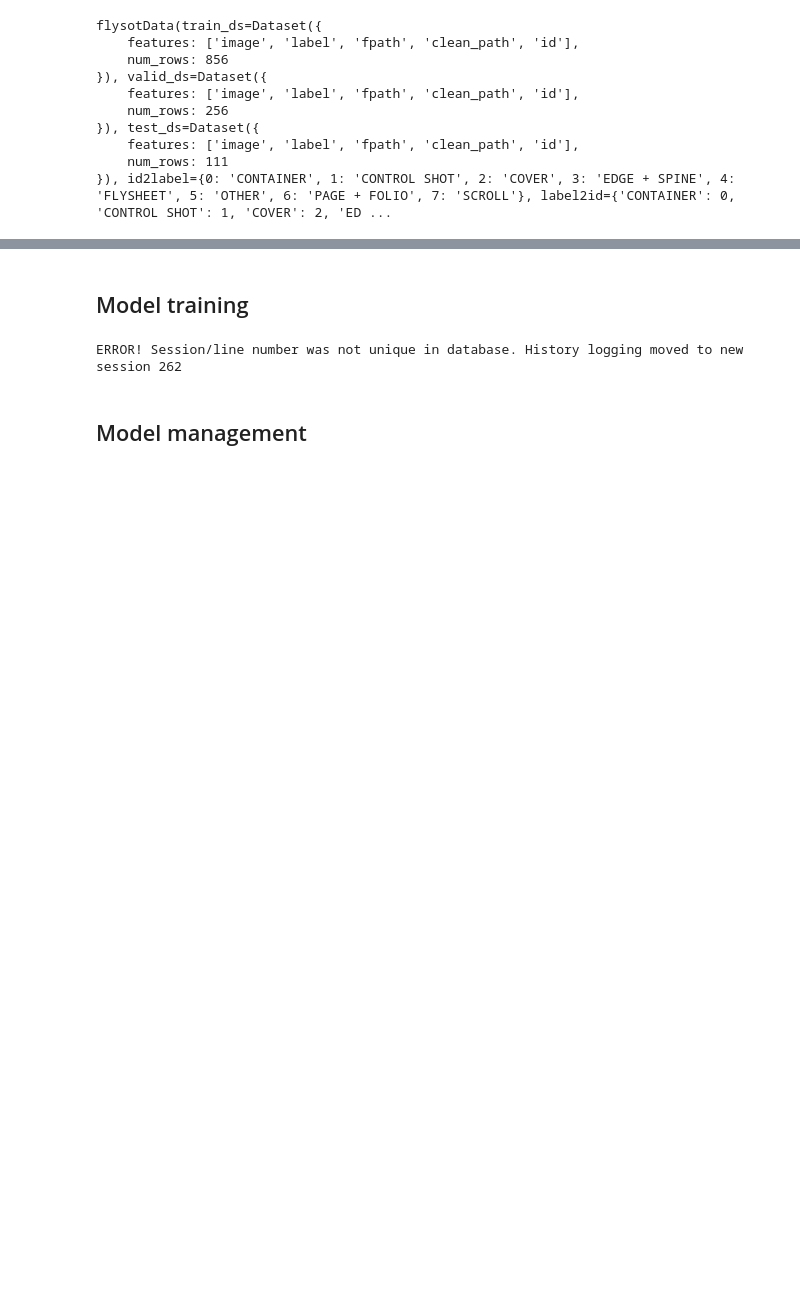
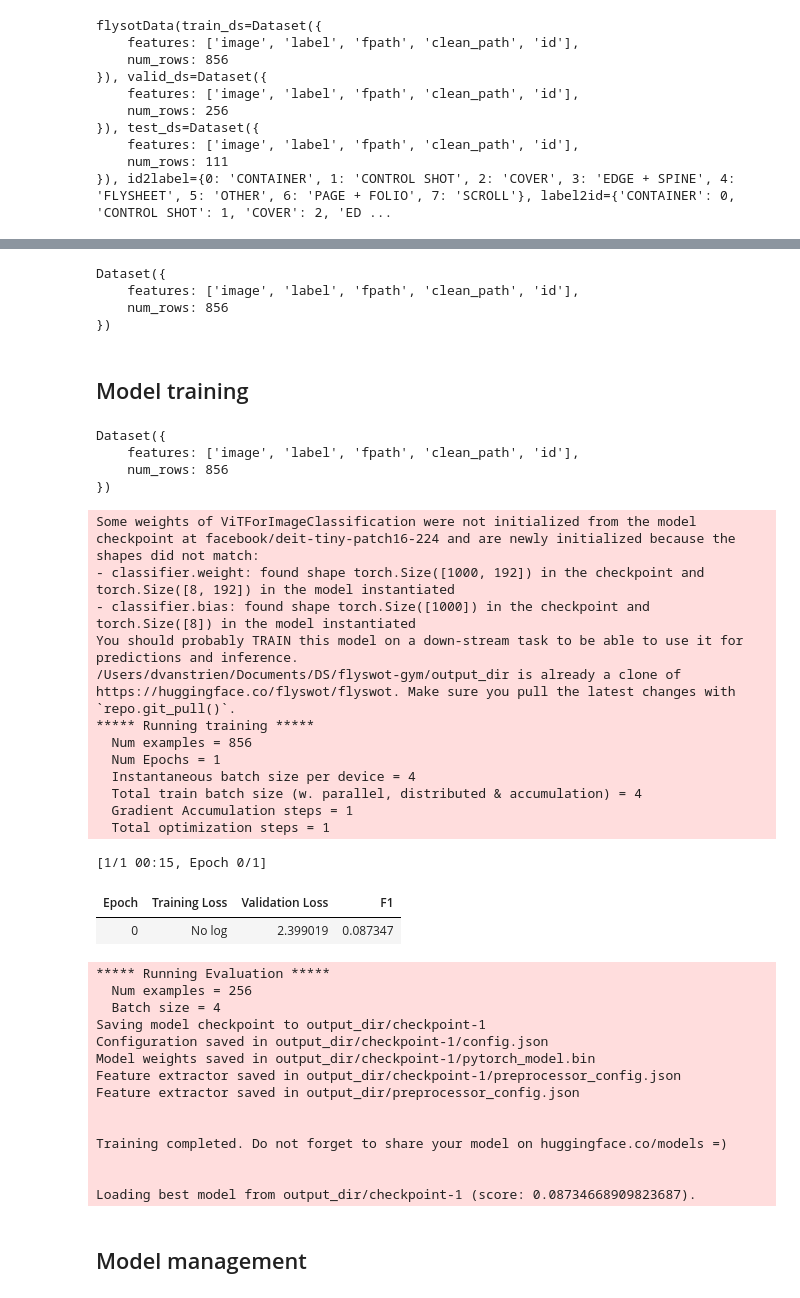
Before and after one commit to davanstrien/flyswot-gym, a Jupyter notebook: 00_core.ipynb, the cells around one changed output, grey strips where cells are left out. Saved outputs shown, nothing was run; the diff lists cells and outputs as text; code cells hidden in the pictures; blank space fills up the shorter version.

```diff
--- a/00_core.ipynb
+++ b/00_core.ipynb
@@ -322,7 +342,14 @@ flysotData(train_ds=Dataset({
 # %%
 from dataclasses import asdict
 # %%
-train_ds, valid_ds, test_ds, id2label, label2id = asdict(data).items()
+train_ds, valid_ds, test_ds, id2label, label2id = asdict(data).values()
+# %%
+train_ds
+# %% [output]
+Dataset({
+    features: ['image', 'label', 'fpath', 'clean_path', 'id'],
+    num_rows: 856
+})
 # %% [markdown]
 ## Model training
 # %%
@@ -385,8 +412,40 @@ def train_model(data,
     trainer.train()
     return trainer
 # %%
-trainer = train_model('davanstrien/flysheet', "facebook/deit-tiny-patch16-224",0,'test',)
+trainer = train_model(data, "facebook/deit-tiny-patch16-224",0.001, fp16=False)
 # %% [output]
-ERROR! Session/line number was not unique in database. History logging moved to new session 262
+Dataset({
+    features: ['image', 'label', 'fpath', 'clean_path', 'id'],
+    num_rows: 856
+})
+Some weights of ViTForImageClassification were not initialized from the model checkpoint at facebook/deit-tiny-patch16-224 and are newly initialized because the shapes did not match:
+- classifier.weight: found shape torch.Size([1000, 192]) in the checkpoint and torch.Size([8, 192]) in the model instantiated
+- classifier.bias: found shape torch.Size([1000]) in the checkpoint and torch.Size([8]) in the model instantiated
+You should probably TRAIN this model on a down-stream task to be able to use it for predictions and inference.
+/Users/dvanstrien/Documents/DS/flyswot-gym/output_dir is already a clone of https://huggingface.co/flyswot/flyswot. Make sure you pull the latest changes with `repo.git_pull()`.
+***** Running training *****
+  Num examples = 856
+  Num Epochs = 1
+  Instantaneous batch size per device = 4
+  Total train batch size (w. parallel, distributed & accumulation) = 4
+  Gradient Accumulation steps = 1
+  Total optimization steps = 1
+[1/1 00:15, Epoch 0/1]
+| Epoch | Training Loss | Validation Loss | F1 |
+| 0 | No log | 2.399019 | 0.087347 |
+***** Running Evaluation *****
+  Num examples = 256
+  Batch size = 4
+Saving model checkpoint to output_dir/checkpoint-1
+Configuration saved in output_dir/checkpoint-1/config.json
+Model weights saved in output_dir/checkpoint-1/pytorch_model.bin
+Feature extractor saved in output_dir/checkpoint-1/preprocessor_config.json
+Feature extractor saved in output_dir/preprocessor_config.json
+
+
+Training completed. Do not forget to share your model on huggingface.co/models =)
+
+
+Loading best model from output_dir/checkpoint-1 (score: 0.08734668909823687).
 # %% [markdown]
 ## Model management
```
Also changed, not shown: parts of 18 cells of this notebook, 2 other files.
